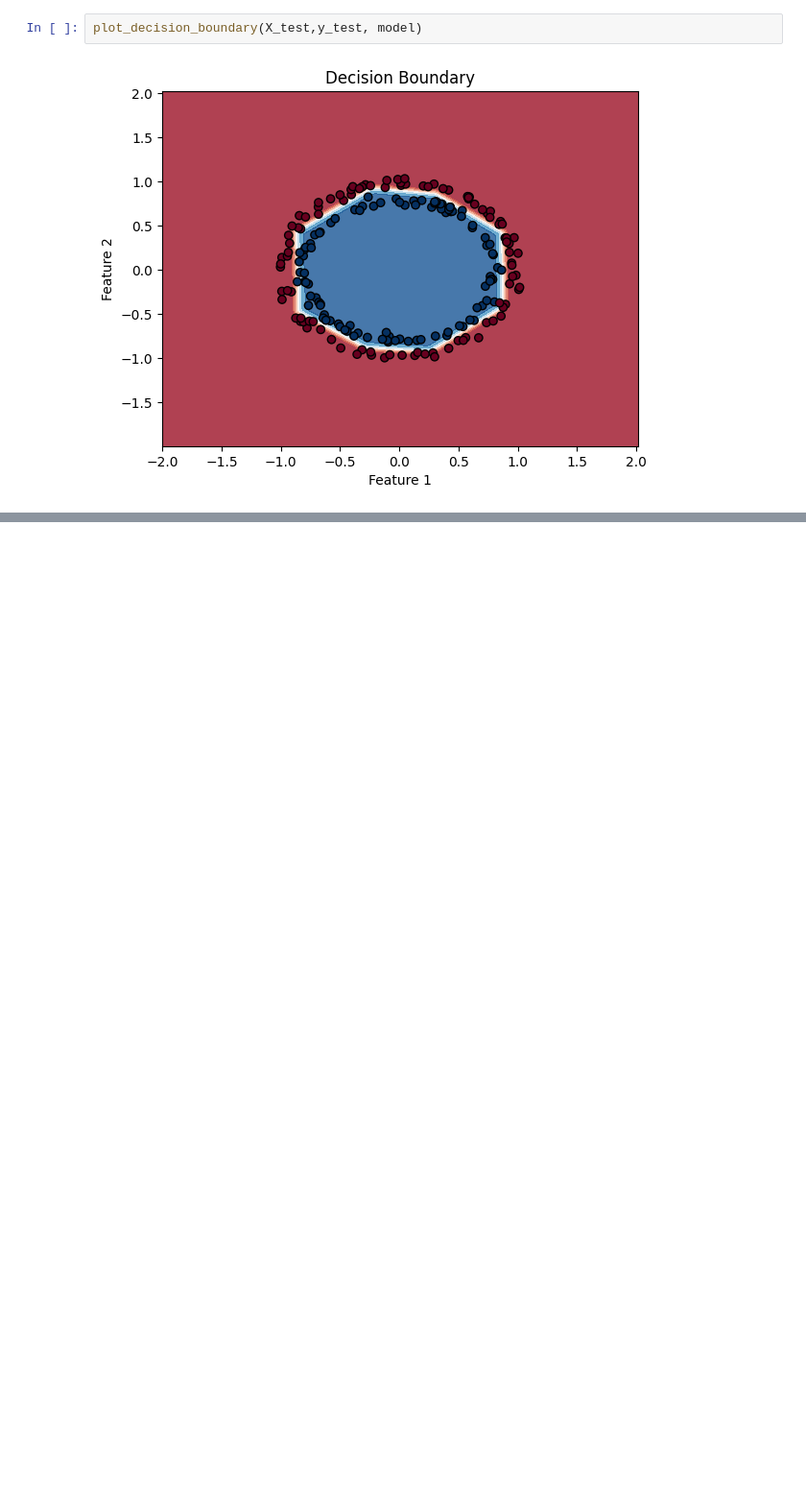
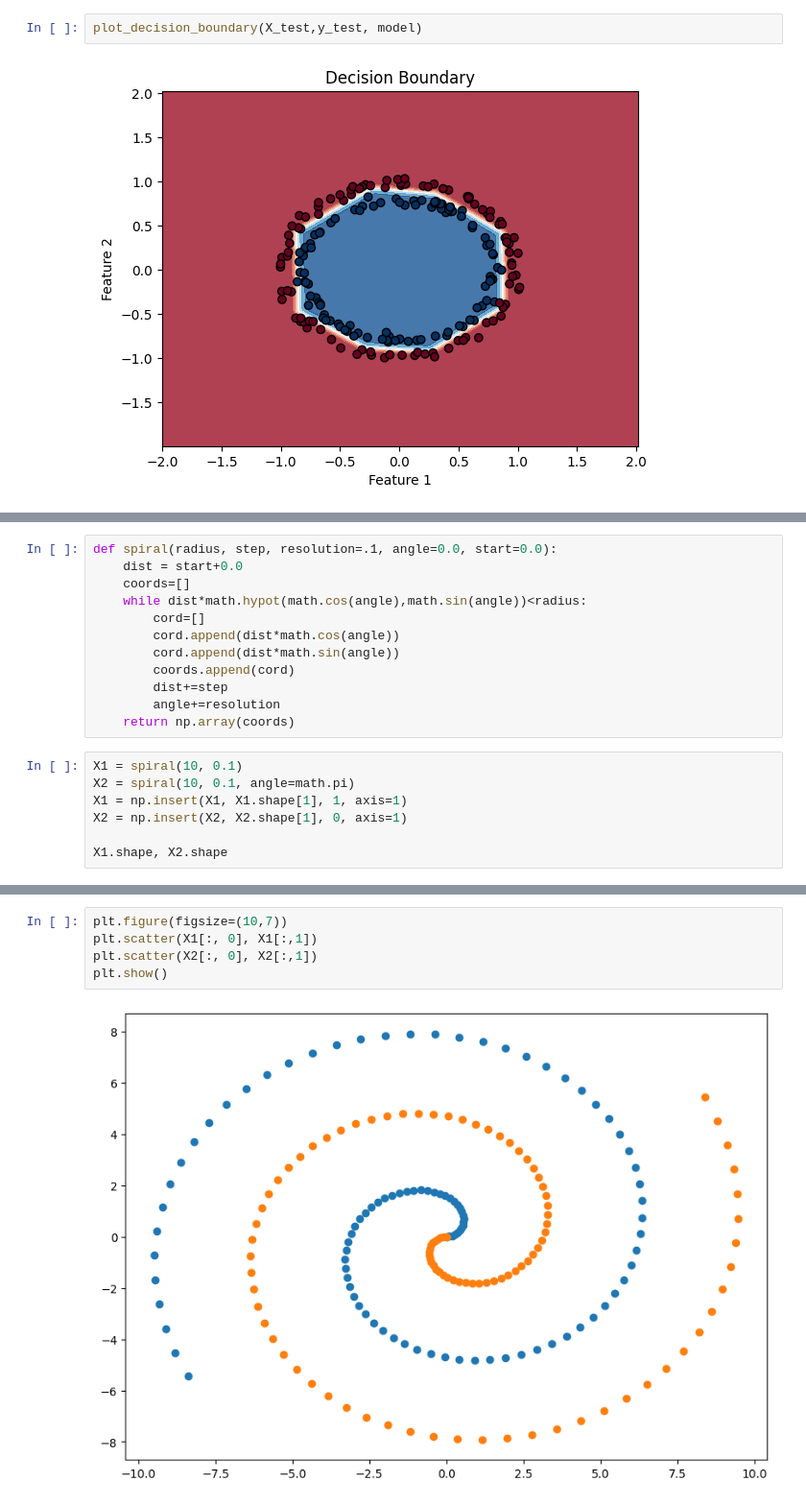
Before and after one commit to sachin27b/Learning_pytorch, a Jupyter notebook: 3.ipynb, the cells around one changed output, grey strips where cells are left out. Shown at 96% size. Drawn from its saved outputs; the diff is of its cells as text; blank space fills up the shorter version.

```diff
--- a/3.ipynb
+++ b/3.ipynb
@@ -193,0 +202,19 @@ plot_decision_boundary(X_test,y_test, model)
+# %%
+def spiral(radius, step, resolution=.1, angle=0.0, start=0.0):
+    dist = start+0.0
+    coords=[]
+    while dist*math.hypot(math.cos(angle),math.sin(angle))<radius:
+        cord=[]
+        cord.append(dist*math.cos(angle))
+        cord.append(dist*math.sin(angle))
+        coords.append(cord)
+        dist+=step
+        angle+=resolution
+    return np.array(coords)
+# %%
+X1 = spiral(10, 0.1)
+X2 = spiral(10, 0.1, angle=math.pi)
+X1 = np.insert(X1, X1.shape[1], 1, axis=1)
+X2 = np.insert(X2, X2.shape[1], 0, axis=1)
+
+X1.shape, X2.shape
@@ -193,0 +231,7 @@ plot_decision_boundary(X_test,y_test, model)
+# %%
+plt.figure(figsize=(10,7))
+plt.scatter(X1[:, 0], X1[:,1])
+plt.scatter(X2[:, 0], X2[:,1])
+plt.show()
+# %% [output]
+[figure, added]
```
Also changed, not shown: parts of 14 cells of this notebook.
